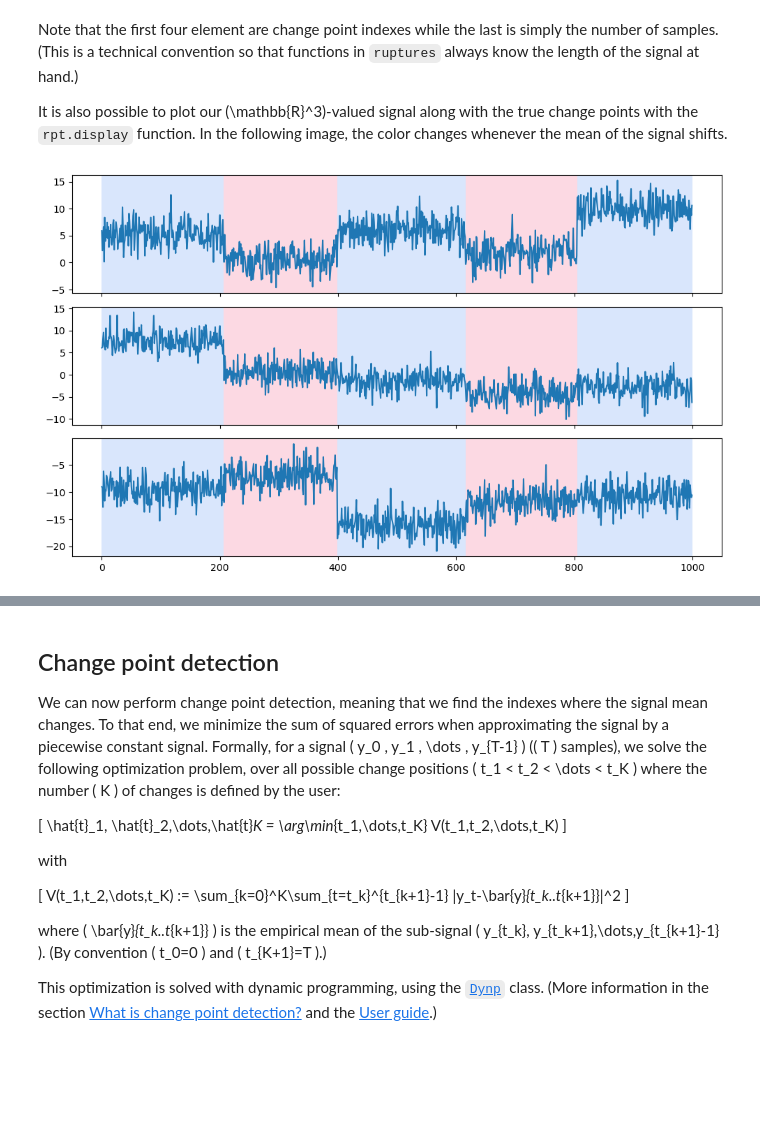
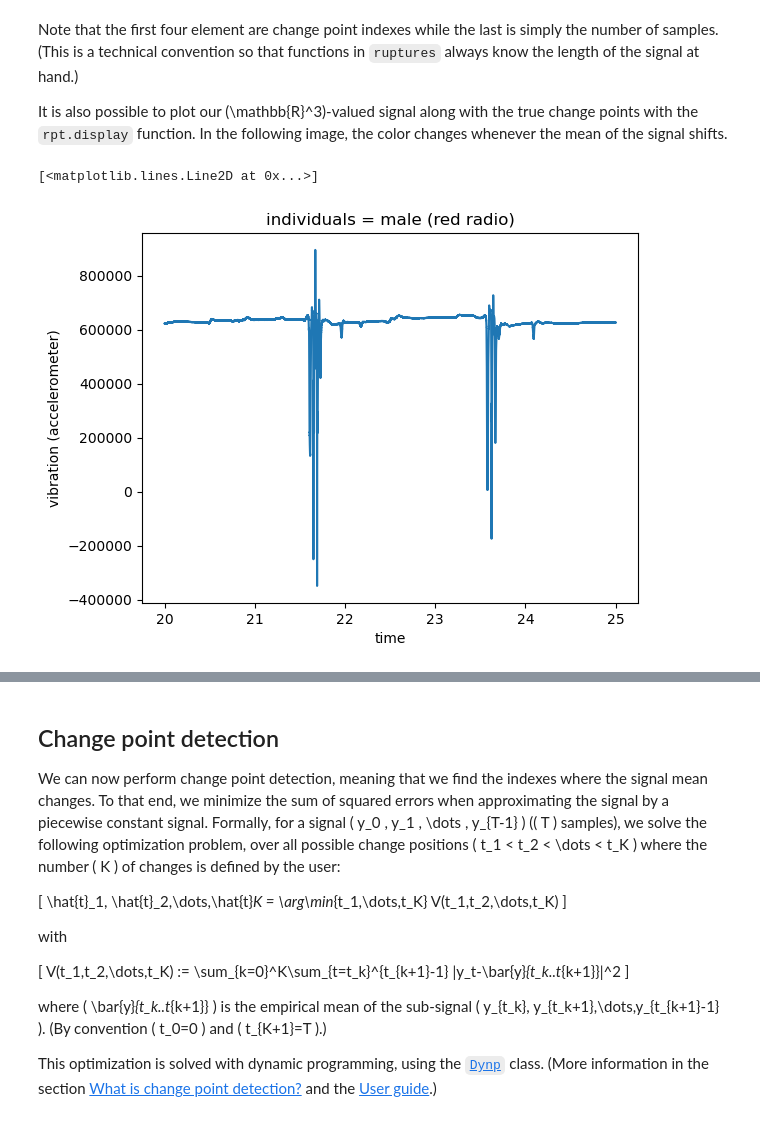
Before and after one commit to Akseli-Ilmanen/EthoGraph, a Jupyter notebook: scripts/ruptures/basic-usage.ipynb, the cells around one changed output, grey strips where cells are left out. Saved outputs shown, nothing was run; the diff lists cells and outputs as text; code cells hidden in the pictures; blank space fills up the shorter version.

Commit message:
documentation, heatmap plot

```diff
--- a/scripts/ruptures/basic-usage.ipynb
+++ b/scripts/ruptures/basic-usage.ipynb
@@ -31,7 +31,15 @@ Note that the first four element are change point indexes while the last is simp
 
 It is also possible to plot our \(\mathbb{R}^3\)-valued signal along with the true change points with the `rpt.display` function.
 In the following image, the color changes whenever the mean of the signal shifts.
-# %%
-fig, ax_array = rpt.display(signal, bkps)
-# %% [output]
-[figure, removed]
+# %%
+path = r"C:\Users\aksel\Documents\Code\EthoGraph\tests\test_data\copExpBP08_trim.nc"
+
+from ethograph import TrialTree
+
+dt = TrialTree.open(path)
+
+signal = dt.itrial(0).isel(individuals=0)["vibration (accelerometer)"].values
+dt.itrial(0).isel(individuals=0)["vibration (accelerometer)"].plot()
+# %% [output]
+[<matplotlib.lines.Line2D at 0x...>]
+[figure, added]
```
Also changed, not shown: parts of 5 cells of this notebook, 8 other files.
